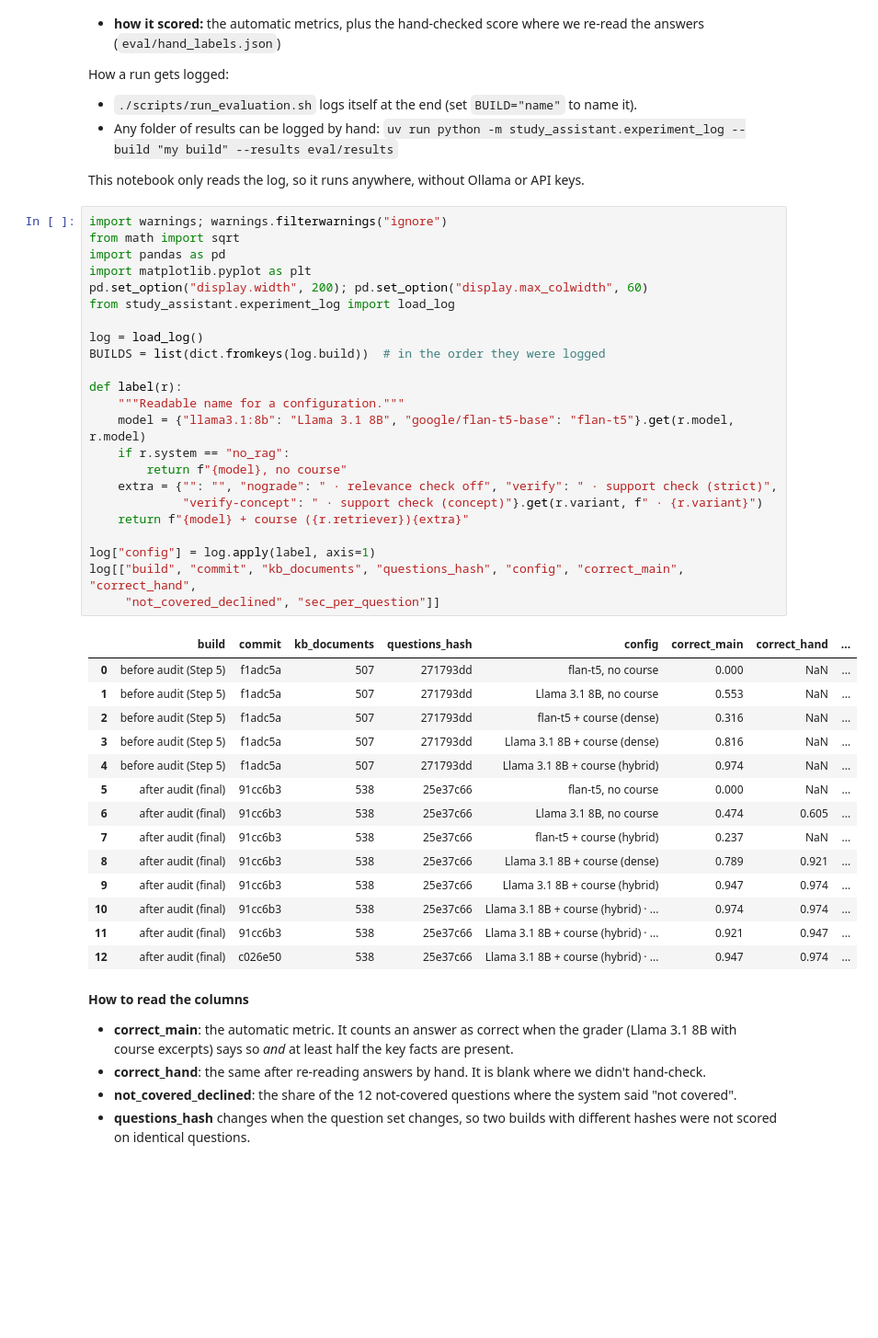
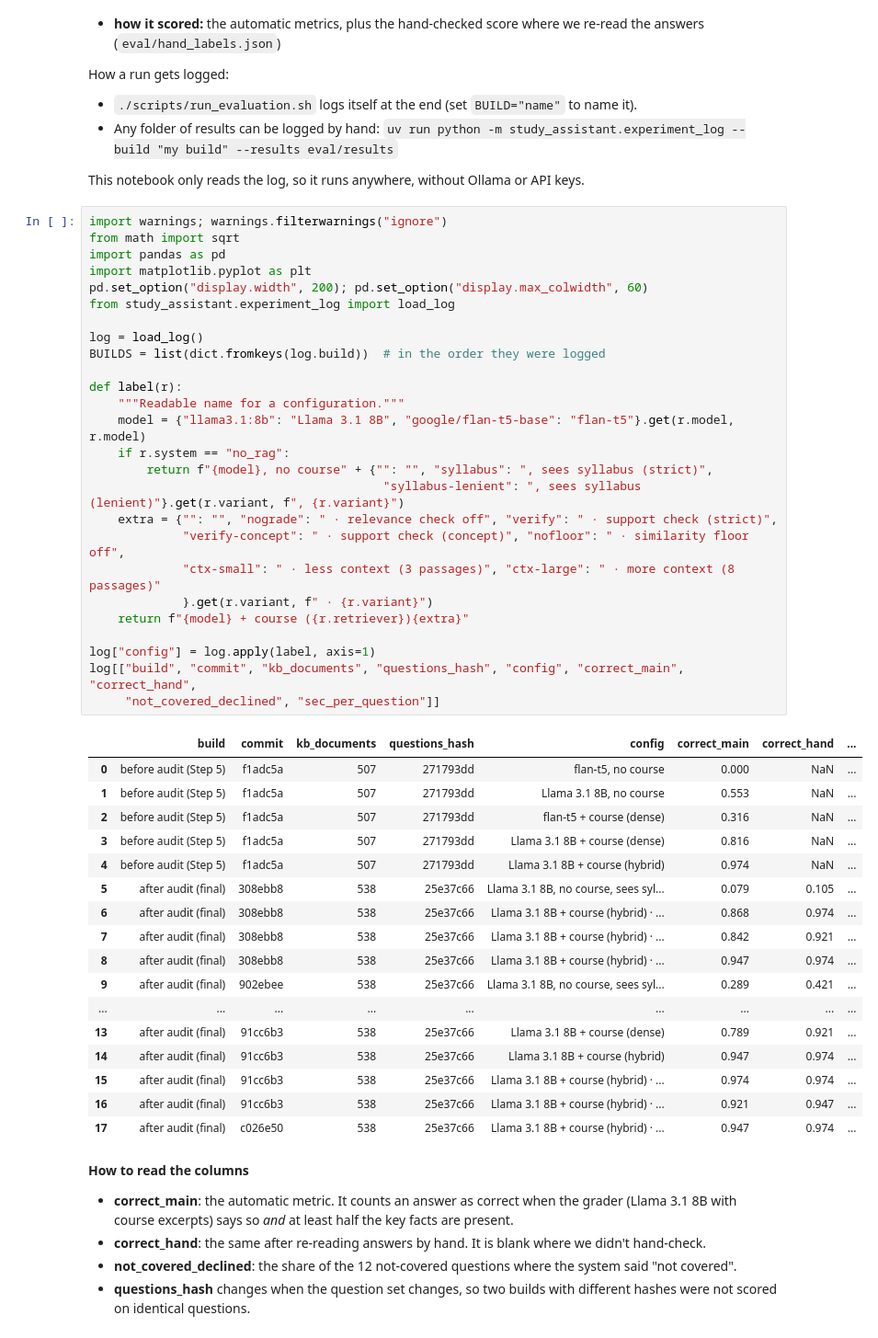
Before and after one commit to SowrisKumar/course-study-assistant, a Jupyter notebook: notebooks/06_experiment_log.ipynb, the cells around one changed output. Shown at 92% size. Cells and saved outputs as stored; diff of their text form; blank space fills up the shorter version.

```diff
--- a/notebooks/06_experiment_log.ipynb
+++ b/notebooks/06_experiment_log.ipynb
@@ -15,41 +15,47 @@ This notebook only reads the log, so it runs anywhere, without Ollama or API key
 # %%
 import warnings; warnings.filterwarnings("ignore")
 from math import sqrt
 import pandas as pd
 import matplotlib.pyplot as plt
 pd.set_option("display.width", 200); pd.set_option("display.max_colwidth", 60)
 from study_assistant.experiment_log import load_log
 
 log = load_log()
 BUILDS = list(dict.fromkeys(log.build))  # in the order they were logged
 
 def label(r):
     """Readable name for a configuration."""
     model = {"llama3.1:8b": "Llama 3.1 8B", "google/flan-t5-base": "flan-t5"}.get(r.model, r.model)
     if r.system == "no_rag":
-        return f"{model}, no course"
+        return f"{model}, no course" + {"": "", "syllabus": ", sees syllabus (strict)",
+                                         "syllabus-lenient": ", sees syllabus (lenient)"}.get(r.variant, f", {r.variant}")
     extra = {"": "", "nograde": " · relevance check off", "verify": " · support check (strict)",
-             "verify-concept": " · support check (concept)"}.get(r.variant, f" · {r.variant}")
+             "verify-concept": " · support check (concept)", "nofloor": " · similarity floor off",
+             "ctx-small": " · less context (3 passages)", "ctx-large": " · more context (8 passages)"
+             }.get(r.variant, f" · {r.variant}")
     return f"{model} + course ({r.retriever}){extra}"
 
 log["config"] = log.apply(label, axis=1)
 log[["build", "commit", "kb_documents", "questions_hash", "config", "correct_main", "correct_hand",
      "not_covered_declined", "sec_per_question"]]
 # %% [output]
 |  | build | commit | kb_documents | questions_hash | config | correct_main | correct_hand | ... |
 | 0 | before audit (Step 5) | f1adc5a | 507 | 271793dd | flan-t5, no course | 0.000 | NaN | ... |
 | 1 | before audit (Step 5) | f1adc5a | 507 | 271793dd | Llama 3.1 8B, no course | 0.553 | NaN | ... |
 | 2 | before audit (Step 5) | f1adc5a | 507 | 271793dd | flan-t5 + course (dense) | 0.316 | NaN | ... |
 | 3 | before audit (Step 5) | f1adc5a | 507 | 271793dd | Llama 3.1 8B + course (dense) | 0.816 | NaN | ... |
 | 4 | before audit (Step 5) | f1adc5a | 507 | 271793dd | Llama 3.1 8B + course (hybrid) | 0.974 | NaN | ... |
-| 5 | after audit (final) | 91cc6b3 | 538 | 25e37c66 | flan-t5, no course | 0.000 | NaN | ... |
-| 6 | after audit (final) | 91cc6b3 | 538 | 25e37c66 | Llama 3.1 8B, no course | 0.474 | 0.605 | ... |
-| 7 | after audit (final) | 91cc6b3 | 538 | 25e37c66 | flan-t5 + course (hybrid) | 0.237 | NaN | ... |
-| 8 | after audit (final) | 91cc6b3 | 538 | 25e37c66 | Llama 3.1 8B + course (dense) | 0.789 | 0.921 | ... |
-| 9 | after audit (final) | 91cc6b3 | 538 | 25e37c66 | Llama 3.1 8B + course (hybrid) | 0.947 | 0.974 | ... |
-| 10 | after audit (final) | 91cc6b3 | 538 | 25e37c66 | Llama 3.1 8B + course (hybrid) · ... | 0.974 | 0.974 | ... |
-| 11 | after audit (final) | 91cc6b3 | 538 | 25e37c66 | Llama 3.1 8B + course (hybrid) · ... | 0.921 | 0.947 | ... |
-| 12 | after audit (final) | c026e50 | 538 | 25e37c66 | Llama 3.1 8B + course (hybrid) · ... | 0.947 | 0.974 | ... |
+| 5 | after audit (final) | 308ebb8 | 538 | 25e37c66 | Llama 3.1 8B, no course, sees syl... | 0.079 | 0.105 | ... |
+| 6 | after audit (final) | 308ebb8 | 538 | 25e37c66 | Llama 3.1 8B + course (hybrid) · ... | 0.868 | 0.974 | ... |
+| 7 | after audit (final) | 308ebb8 | 538 | 25e37c66 | Llama 3.1 8B + course (hybrid) · ... | 0.842 | 0.921 | ... |
+| 8 | after audit (final) | 308ebb8 | 538 | 25e37c66 | Llama 3.1 8B + course (hybrid) · ... | 0.947 | 0.974 | ... |
+| 9 | after audit (final) | 902ebee | 538 | 25e37c66 | Llama 3.1 8B, no course, sees syl... | 0.289 | 0.421 | ... |
+| ... | ... | ... | ... | ... | ... | ... | ... | ... |
+| 13 | after audit (final) | 91cc6b3 | 538 | 25e37c66 | Llama 3.1 8B + course (dense) | 0.789 | 0.921 | ... |
+| 14 | after audit (final) | 91cc6b3 | 538 | 25e37c66 | Llama 3.1 8B + course (hybrid) | 0.947 | 0.974 | ... |
+| 15 | after audit (final) | 91cc6b3 | 538 | 25e37c66 | Llama 3.1 8B + course (hybrid) · ... | 0.974 | 0.974 | ... |
+| 16 | after audit (final) | 91cc6b3 | 538 | 25e37c66 | Llama 3.1 8B + course (hybrid) · ... | 0.921 | 0.947 | ... |
+| 17 | after audit (final) | c026e50 | 538 | 25e37c66 | Llama 3.1 8B + course (hybrid) · ... | 0.947 | 0.974 | ... |
 # %% [markdown]
 **How to read the columns**
 - **correct_main**: the automatic metric. It counts an answer as correct when the grader (Llama 3.1 8B with course excerpts) says so *and* at least half the key facts are present.
```
Also changed, not shown: parts of 3 cells of this notebook, 8 other files.
